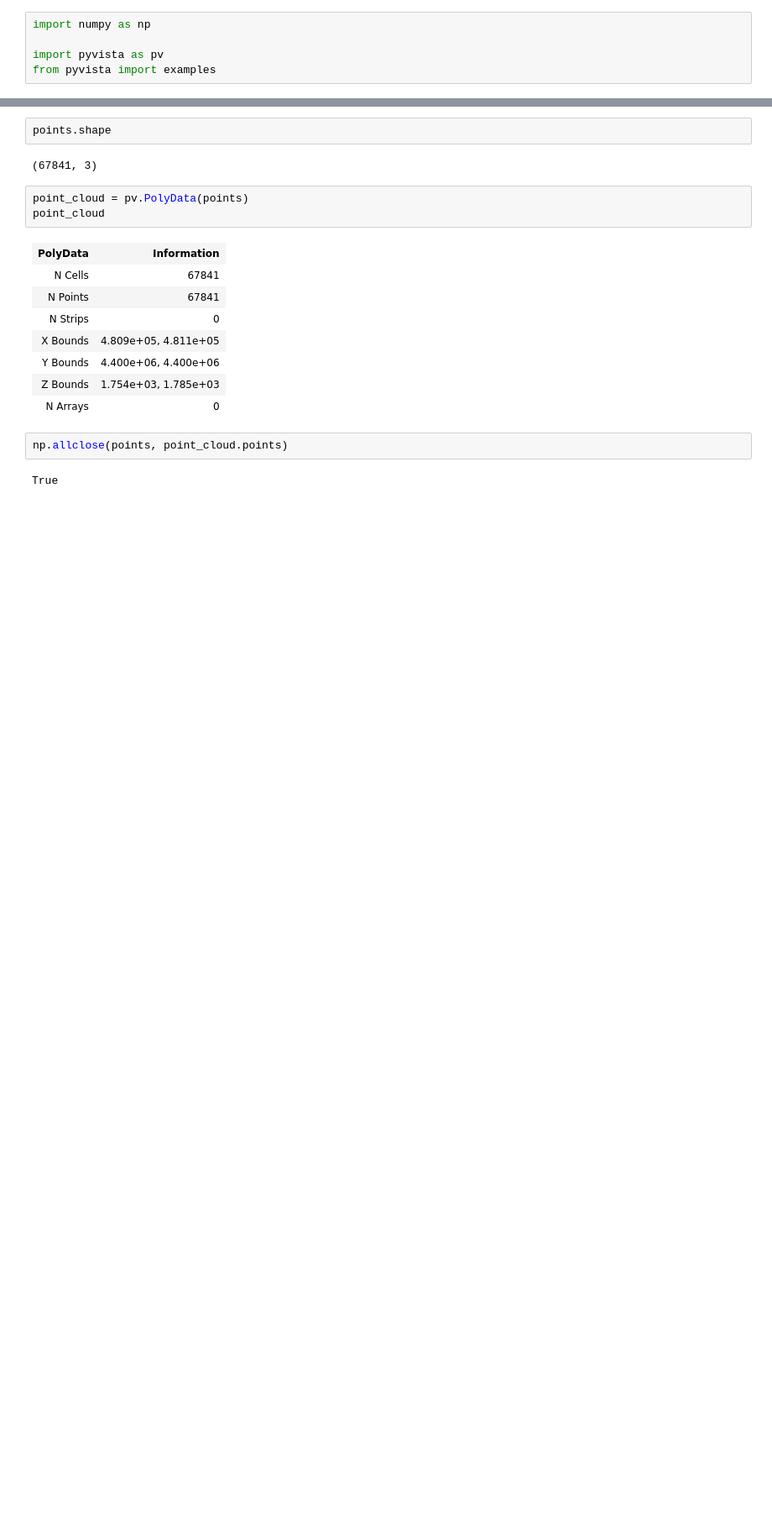
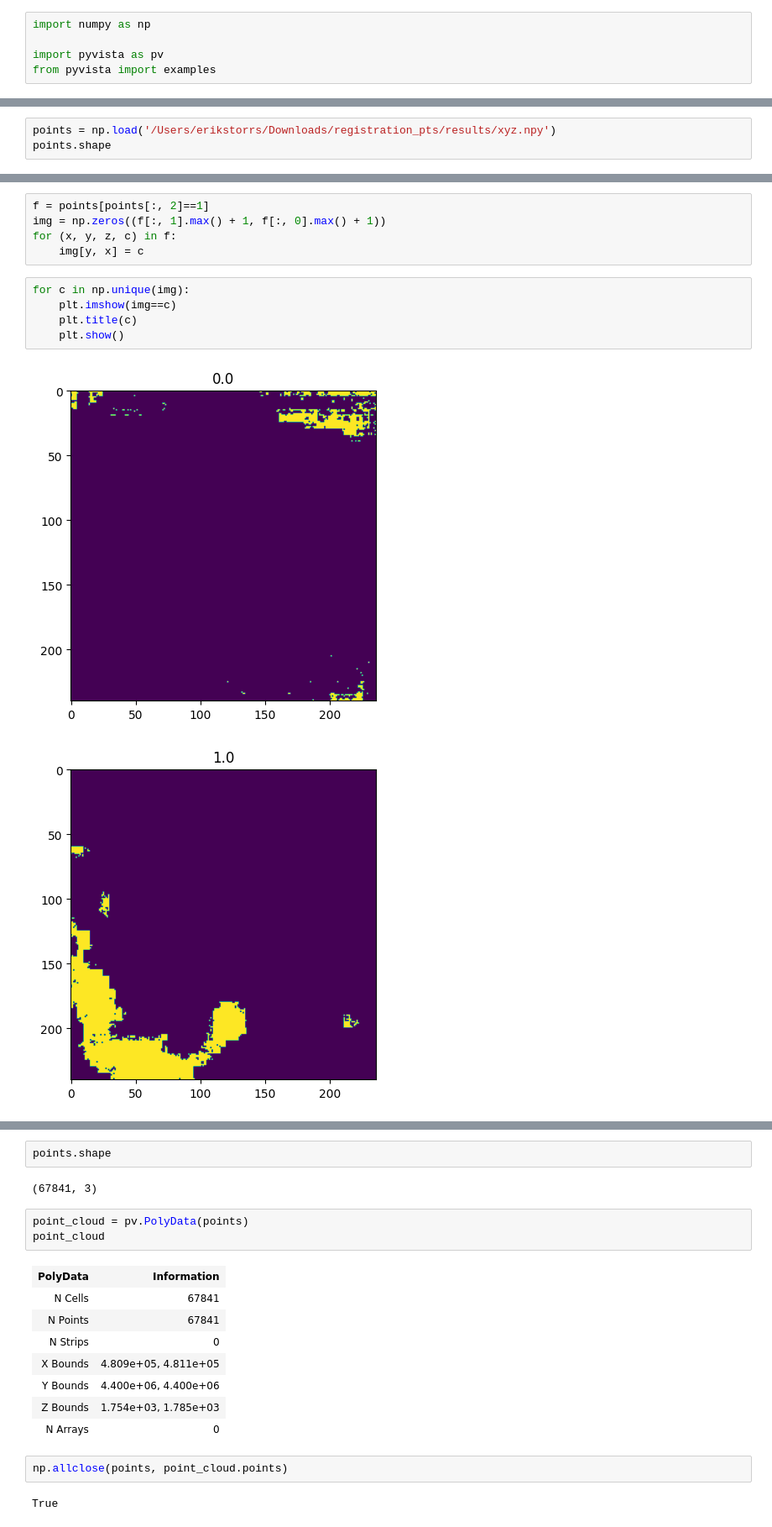
Before and after one commit to ding-lab/mushroom, a Jupyter notebook: notebooks/3d_plotting.ipynb, the cells around one changed output, grey strips where cells are left out. Shown at 84% size. Drawn from its saved outputs; the diff is of its cells as text; blank space fills up the shorter version.

Commit message:
basic 3d plotting

```diff
--- a/notebooks/3d_plotting.ipynb
+++ b/notebooks/3d_plotting.ipynb
@@ -7,0 +9,3 @@ pv.set_jupyter_backend('static')
+# %%
+points = np.load('/Users/erikstorrs/Downloads/registration_pts/results/xyz.npy')
+points.shape
@@ -7,0 +31,13 @@ pv.set_jupyter_backend('static')
+# %%
+f = points[points[:, 2]==1]
+img = np.zeros((f[:, 1].max() + 1, f[:, 0].max() + 1))
+for (x, y, z, c) in f:
+    img[y, x] = c
+# %%
+for c in np.unique(img):
+    plt.imshow(img==c)
+    plt.title(c)
+    plt.show()
+# %% [output]
+[figure, added]
+[figure, added]
```
Also changed, not shown: parts of 23 cells of this notebook.
